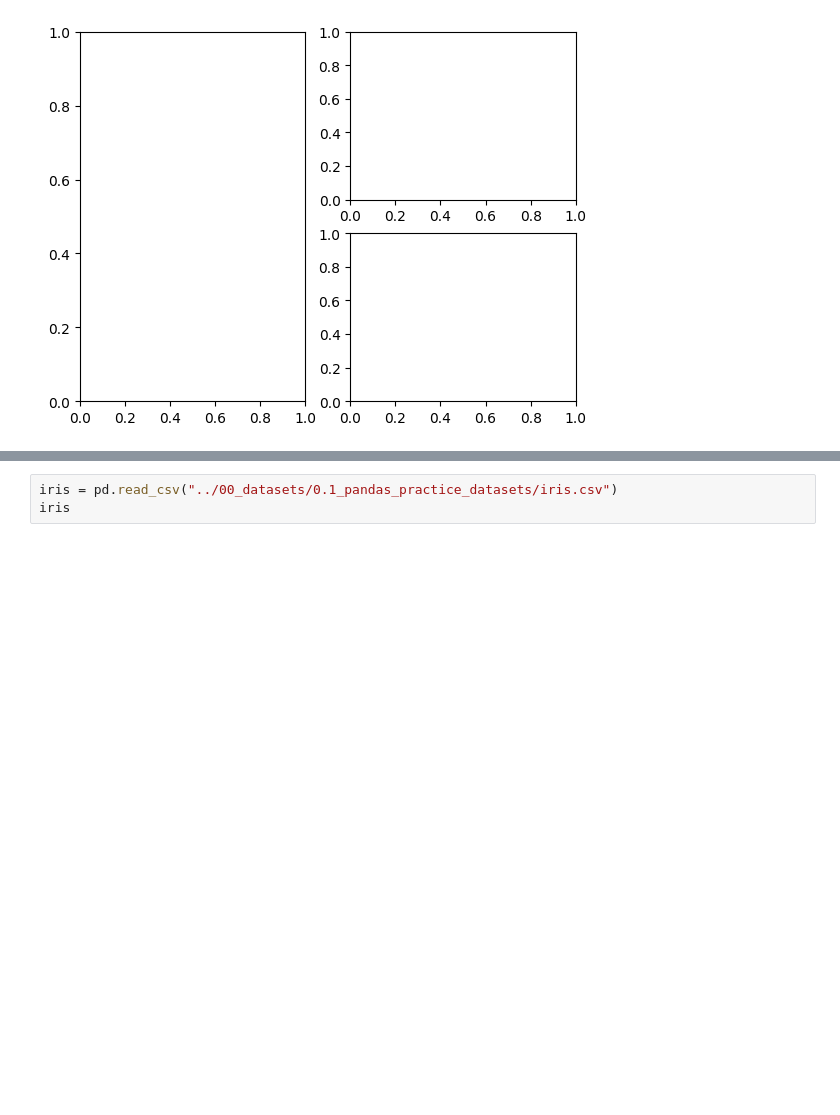
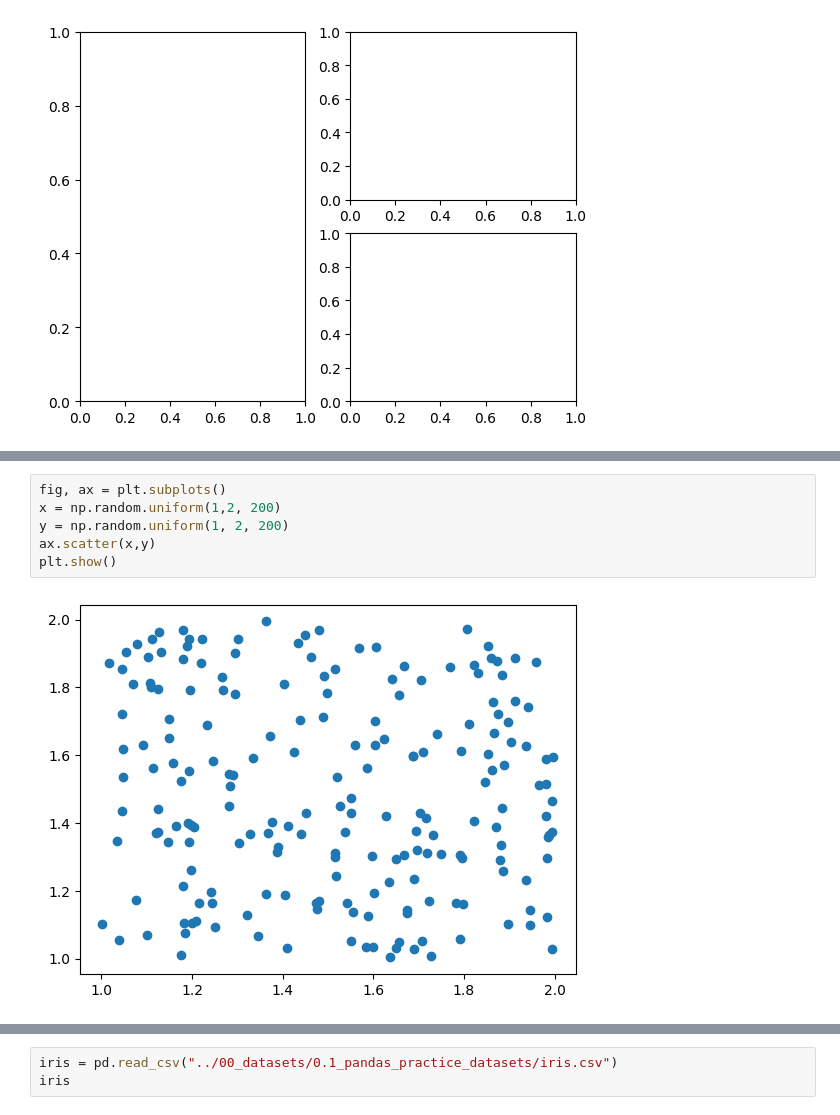
Before and after one commit to Muhammad-Hamdan92/Python_for_data_science, a Jupyter notebook: 08_data_visualization/08.1_matplotlib.ipynb, the cells around one changed output, grey strips where cells are left out. Cells and saved outputs as stored; diff of their text form; blank space fills up the shorter version.

```diff
--- a/08_data_visualization/08.1_matplotlib.ipynb
+++ b/08_data_visualization/08.1_matplotlib.ipynb
@@ -22,0 +36,8 @@ fig, axs = plt.subplot_mosaic([['left', 'right_top'],
+# %%
+fig, ax = plt.subplots()
+x = np.random.uniform(1,2, 200)
+y = np.random.uniform(1, 2, 200)
+ax.scatter(x,y)
+plt.show()
+# %% [output]
+[figure, added]
```
Also changed, not shown: parts of 4 cells of this notebook, 1 other file.
